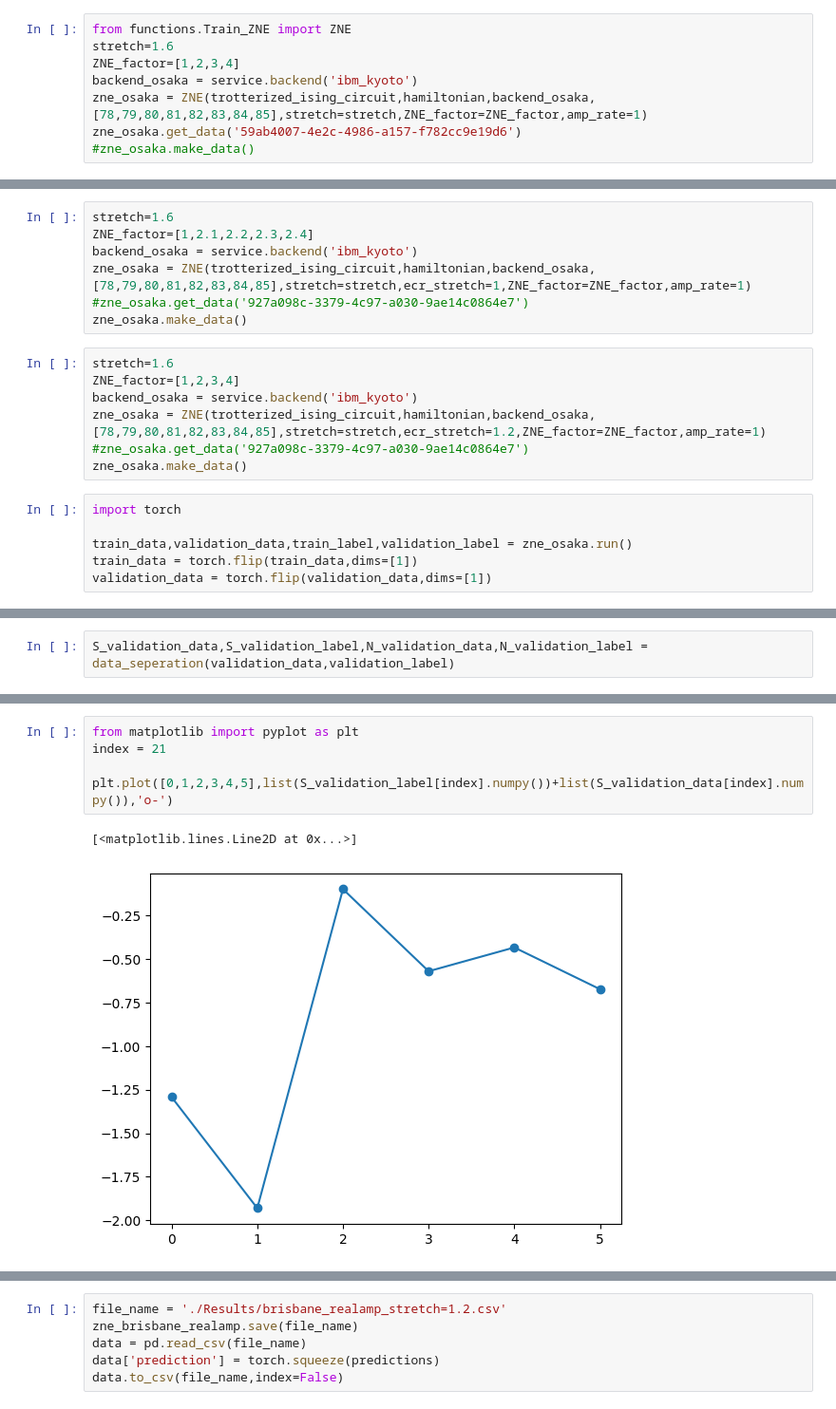
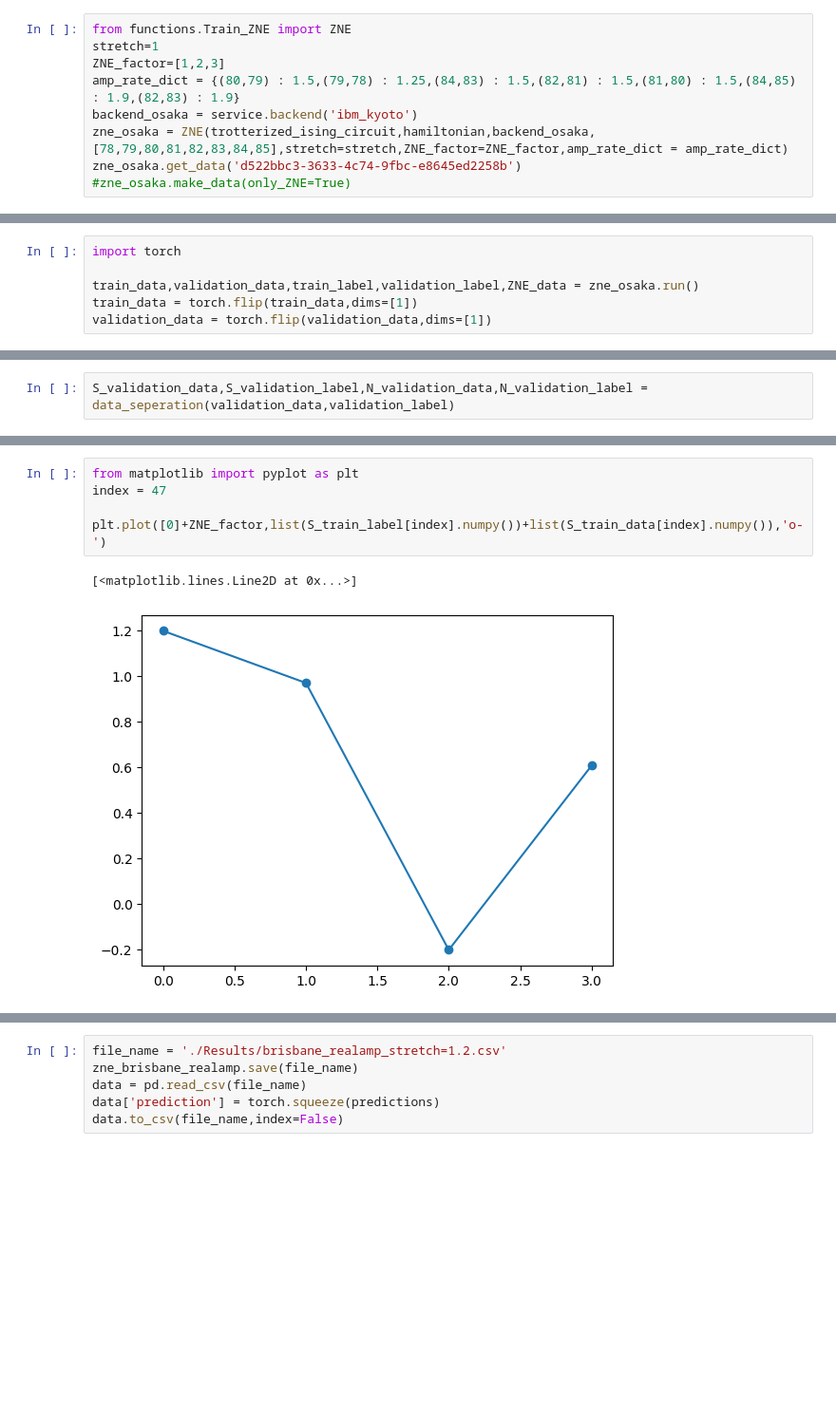
Before and after one commit to pop756/Quantum_KAN, a Jupyter notebook: Real_backend.ipynb, the cells around one changed output, grey strips where cells are left out. Shown at 95% size. Drawn from its saved outputs; the diff is of its cells as text; blank space fills up the shorter version.

```diff
--- a/Real_backend.ipynb
+++ b/Real_backend.ipynb
@@ -265,8 +256,9 @@ test : ['stretch = 1', 'l = 1.8', 'db2b0bf8-2c6e-4c1c-bdcb-b77eddd007ca', 'ecr']
 # %%
 from functions.Train_ZNE import ZNE
-stretch=1.6
-ZNE_factor=[1,2,3,4]
+stretch=1
+ZNE_factor=[1,2,3]
+amp_rate_dict = {(80,79) : 1.5,(79,78) : 1.25,(84,83) : 1.5,(82,81) : 1.5,(81,80) : 1.5,(84,85) : 1.9,(82,83) : 1.9}
 backend_osaka = service.backend('ibm_kyoto')
-zne_osaka = ZNE(trotterized_ising_circuit,hamiltonian,backend_osaka,[78,79,80,81,82,83,84,85],stretch=stretch,ZNE_factor=ZNE_factor,amp_rate=1)
-zne_osaka.get_data('59ab4007-4e2c-4986-a157-f782cc9e19d6')
-#zne_osaka.make_data()
+zne_osaka = ZNE(trotterized_ising_circuit,hamiltonian,backend_osaka,[78,79,80,81,82,83,84,85],stretch=stretch,ZNE_factor=ZNE_factor,amp_rate_dict = amp_rate_dict)
+zne_osaka.get_data('d522bbc3-3633-4c74-9fbc-e8645ed2258b')
+#zne_osaka.make_data(only_ZNE=True)
@@ -277,21 +265,7 @@ zne_osaka.train_jobs[0].tags
-# %%
-stretch=1.6
-ZNE_factor=[1,2.1,2.2,2.3,2.4]
-backend_osaka = service.backend('ibm_kyoto')
-zne_osaka = ZNE(trotterized_ising_circuit,hamiltonian,backend_osaka,[78,79,80,81,82,83,84,85],stretch=stretch,ecr_stretch=1,ZNE_factor=ZNE_factor,amp_rate=1)
-#zne_osaka.get_data('927a098c-3379-4c97-a030-9ae14c0864e7')
-zne_osaka.make_data()
-# %%
-stretch=1.6
-ZNE_factor=[1,2,3,4]
-backend_osaka = service.backend('ibm_kyoto')
-zne_osaka = ZNE(trotterized_ising_circuit,hamiltonian,backend_osaka,[78,79,80,81,82,83,84,85],stretch=stretch,ecr_stretch=1.2,ZNE_factor=ZNE_factor,amp_rate=1)
-#zne_osaka.get_data('927a098c-3379-4c97-a030-9ae14c0864e7')
-zne_osaka.make_data()
 # %%
 import torch
 
-train_data,validation_data,train_label,validation_label = zne_osaka.run()
+train_data,validation_data,train_label,validation_label,ZNE_data = zne_osaka.run()
 train_data = torch.flip(train_data,dims=[1])
 validation_data = torch.flip(validation_data,dims=[1])
 # %%
@@ -387,11 +369,11 @@ plt.plot([0,1,2,3,4,5],list(validation_label[index].numpy())+list(validation_dat
 # %%
 from matplotlib import pyplot as plt
-index = 21
+index = 47
 
-plt.plot([0,1,2,3,4,5],list(S_validation_label[index].numpy())+list(S_validation_data[index].numpy()),'o-')
+plt.plot([0]+ZNE_factor,list(S_train_label[index].numpy())+list(S_train_data[index].numpy()),'o-')
 # %% [output]
 [<matplotlib.lines.Line2D at 0x...>]
-[figure, old version]
+[figure, new version]
 # %%
 print(f'Raw MSE loss : {nn.MSELoss()(validation_data[:,0],torch.squeeze(validation_label))}')
 print(f'Raw L1 loss : {nn.L1Loss()(validation_data[:,0],torch.squeeze(validation_label))}')
```
Also changed, not shown: parts of 24 cells of this notebook, 18 other files.
